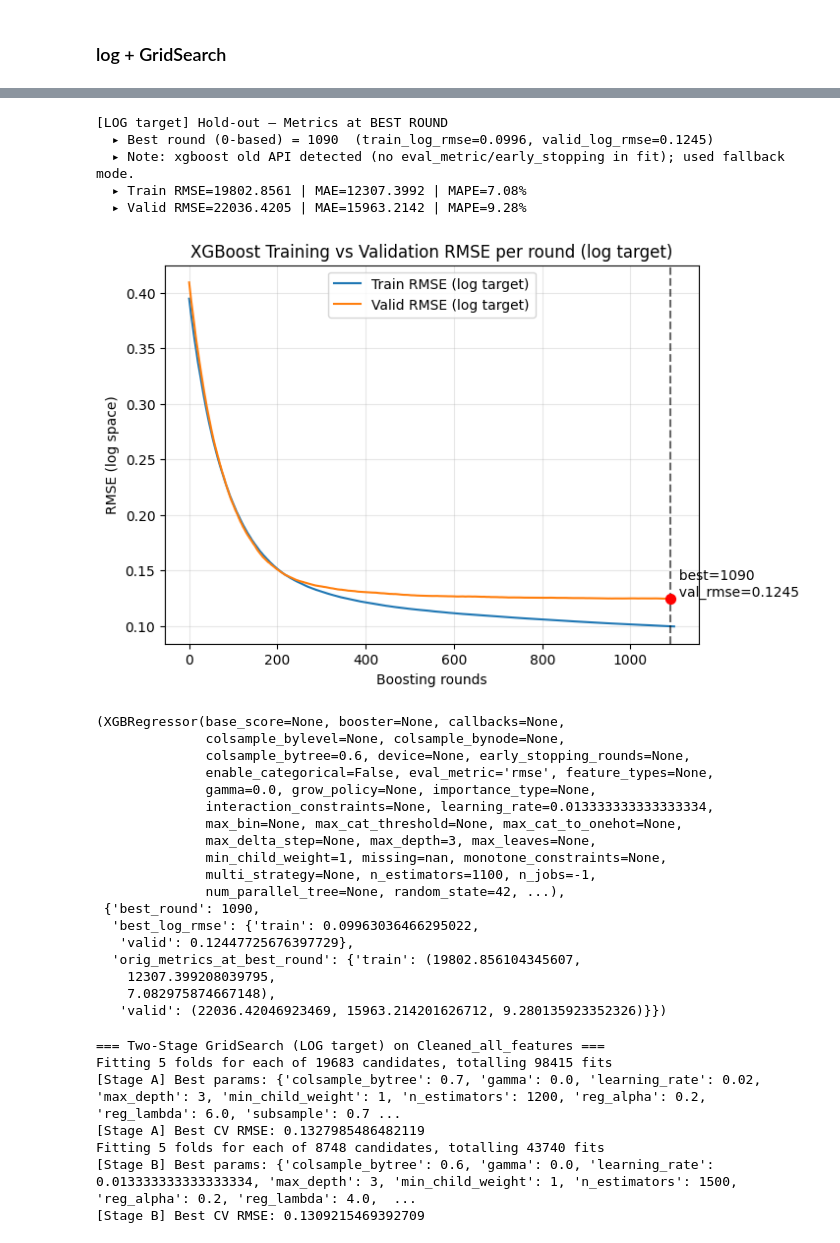
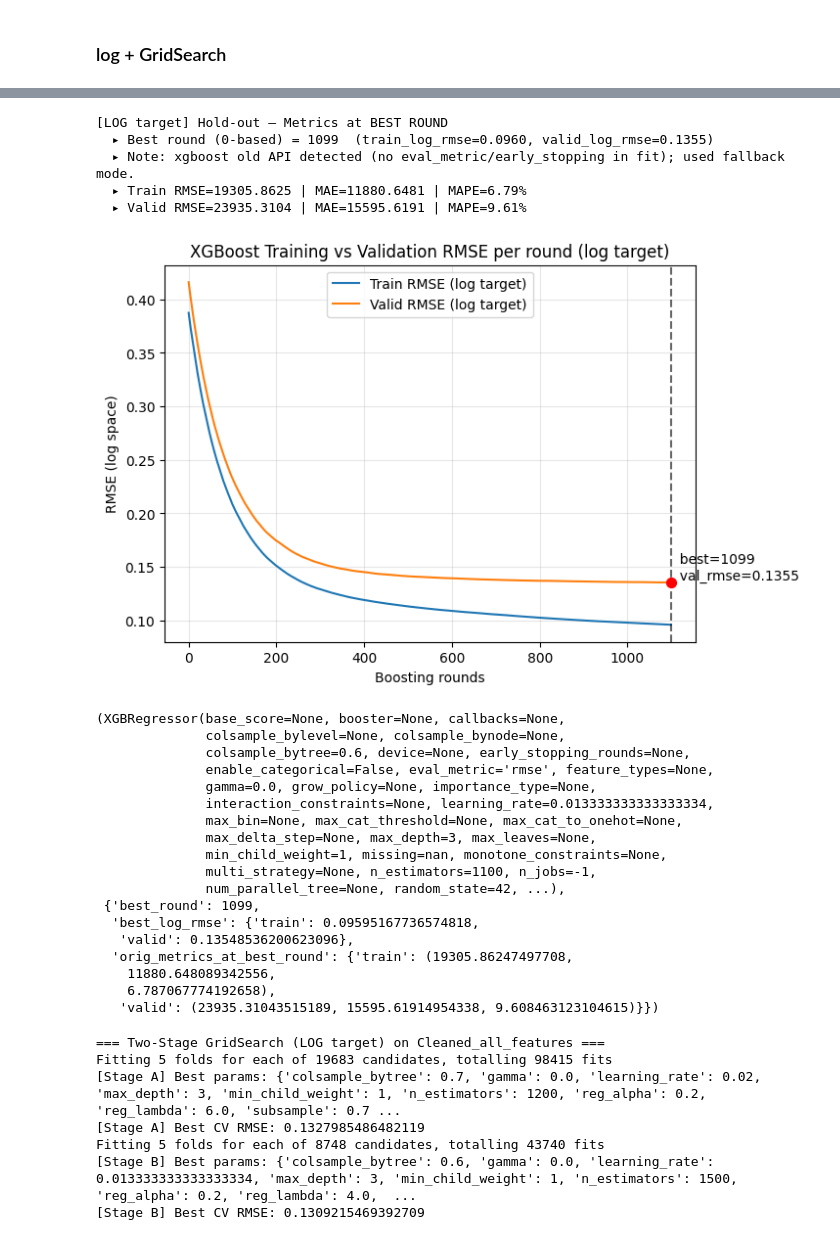
Before and after one commit to ivanho0908/House-Price-Prediction, a Jupyter notebook: models.ipynb, the cells around one changed output, grey strips where cells are left out. Cells and saved outputs as stored; diff of their text form; code cells hidden in the pictures.

```diff
--- a/models.ipynb
+++ b/models.ipynb
@@ -598,7 +598,7 @@ def eval_with_log_target(train_path, best_params, label='SalePrice', rs=42,
     y = df[label].astype(float)
 
     # 9:1 切分
-    X_tr, X_va, y_tr_raw, y_va_raw = train_test_split(X, y, test_size=0.1, random_state=rs)
+    X_tr, X_va, y_tr_raw, y_va_raw = train_test_split(X, y, test_size=0.3, random_state=rs)
     y_tr = np.log1p(y_tr_raw)
     y_va = np.log1p(y_va_raw)
 
@@ -731,16 +730,17 @@ eval_with_log_target("./data/Method1,selected/train_filter.csv", best_params_fro
 # %%
 # method 2
+# 'learning_rate': 0.013333333333333334，'n_estimators': 1100
 best_params_from_linear = {
     'colsample_bytree': 0.6, 'gamma': 0.0, 'learning_rate': 0.013333333333333334, 'max_depth': 3, 'min_child_weight': 1, 'n_estimators': 1100, 'reg_alpha': 0.4, 'reg_lambda': 8.0, 'subsample': 0.6
 }
-eval_with_log_target("./data/Method2,selected/train_Method2_selected.csv", best_params_from_linear)
+eval_with_log_target("./data/featured/Method2,selected/train_Method2_selected.csv", best_params_from_linear)
 # %% [output]
 [LOG target] Hold-out — Metrics at BEST ROUND
-  ▸ Best round (0-based) = 1090  (train_log_rmse=0.0996, valid_log_rmse=0.1245)
+  ▸ Best round (0-based) = 1099  (train_log_rmse=0.0960, valid_log_rmse=0.1355)
   ▸ Note: xgboost old API detected (no eval_metric/early_stopping in fit); used fallback mode.
-  ▸ Train RMSE=19802.8561 | MAE=12307.3992 | MAPE=7.08%
-  ▸ Valid RMSE=22036.4205 | MAE=15963.2142 | MAPE=9.28%
+  ▸ Train RMSE=19305.8625 | MAE=11880.6481 | MAPE=6.79%
+  ▸ Valid RMSE=23935.3104 | MAE=15595.6191 | MAPE=9.61%
-[figure, old version]
+[figure, new version]
 (XGBRegressor(base_score=None, booster=None, callbacks=None,
               colsample_bylevel=None, colsample_bynode=None,
               colsample_bytree=0.6, device=None, early_stopping_rounds=None,
@@ -752,13 +752,13 @@ eval_with_log_target("./data/Method2,selected/train_Method2_selected.csv", best_
               min_child_weight=1, missing=nan, monotone_constraints=None,
               multi_strategy=None, n_estimators=1100, n_jobs=-1,
               num_parallel_tree=None, random_state=42, ...),
- {'best_round': 1090,
-  'best_log_rmse': {'train': 0.09963036466295022,
-   'valid': 0.12447725676397729},
-  'orig_metrics_at_best_round': {'train': (19802.856104345607,
-    12307.399208039795,
-    7.082975874667148),
-   'valid': (22036.42046923469, 15963.214201626712, 9.280135923352326)}})
+ {'best_round': 1099,
+  'best_log_rmse': {'train': 0.09595167736574818,
+   'valid': 0.13548536200623096},
+  'orig_metrics_at_best_round': {'train': (19305.86247497708,
+    11880.648089342556,
+    6.787067774192658),
+   'valid': (23935.31043515189, 15595.61914954338, 9.608463123104615)}})
 # %%
 # --------- 工具函数 ---------
 def _metrics(y_true, y_pred):
```
Also changed, not shown: parts of 2 cells of this notebook.
